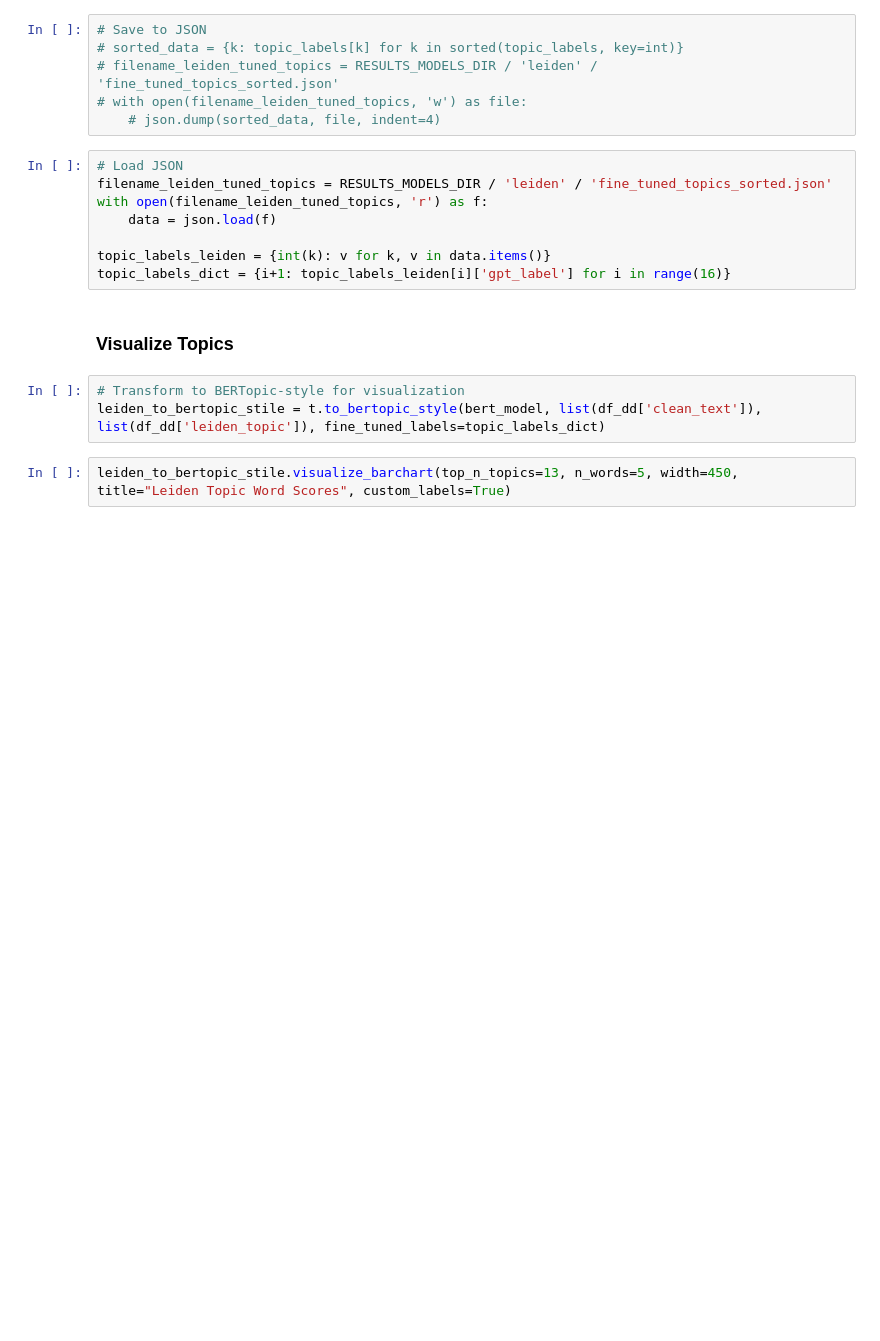
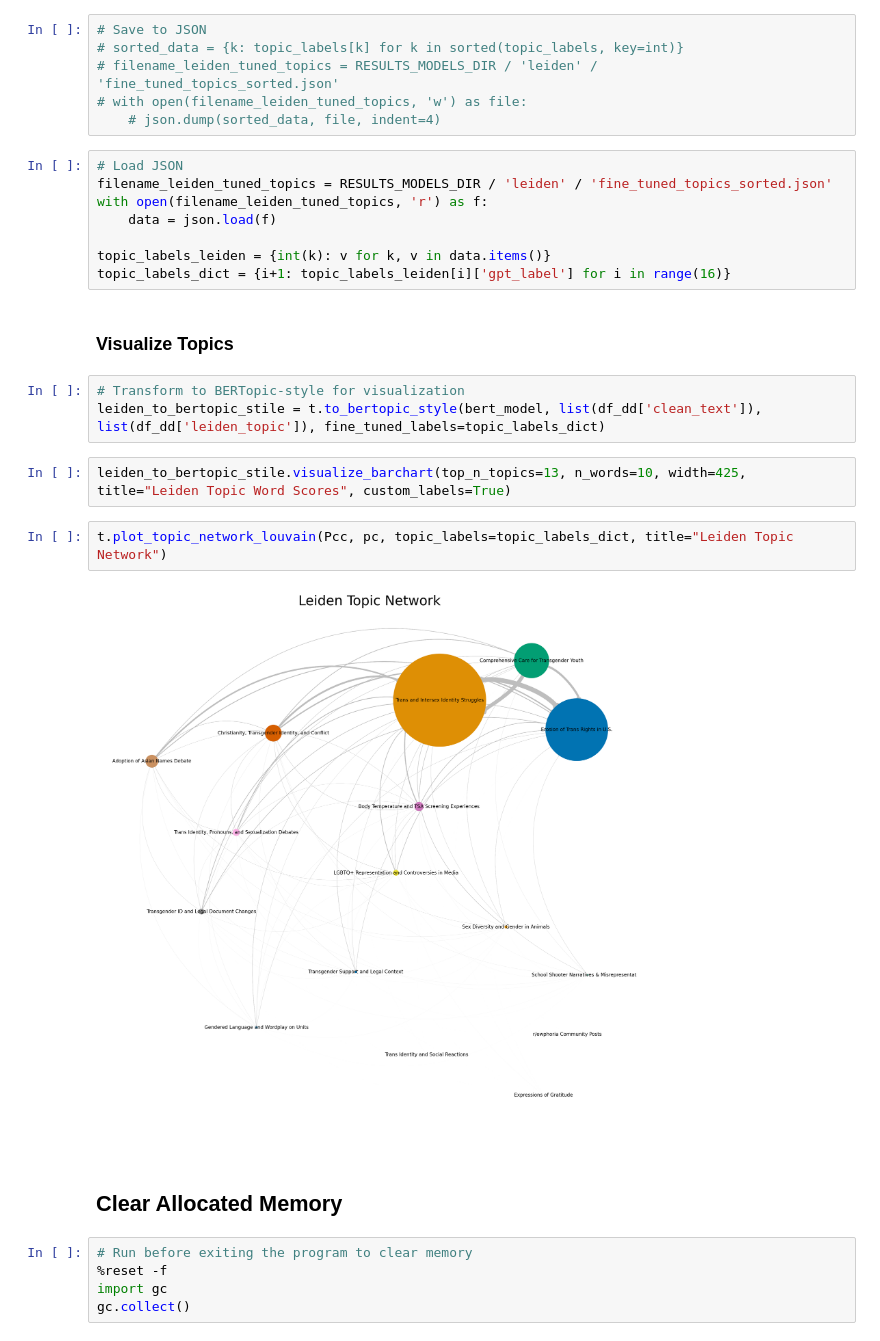
Before and after one commit to mikaelpoli/after-the-vote-network, a Jupyter notebook: topic_detection_leiden.ipynb, the cells around one changed output. Drawn from its saved outputs; the diff is of its cells as text; blank space fills up the shorter version.

```diff
--- a/topic_detection_leiden.ipynb
+++ b/topic_detection_leiden.ipynb
@@ -253,4 +249,15 @@ topic_labels_dict = {i+1: topic_labels_leiden[i]['gpt_label'] for i in range(16)
 # Transform to BERTopic-style for visualization
 leiden_to_bertopic_stile = t.to_bertopic_style(bert_model, list(df_dd['clean_text']), list(df_dd['leiden_topic']), fine_tuned_labels=topic_labels_dict)
 # %%
-leiden_to_bertopic_stile.visualize_barchart(top_n_topics=13, n_words=5, width=450, title="Leiden Topic Word Scores", custom_labels=True)
+leiden_to_bertopic_stile.visualize_barchart(top_n_topics=13, n_words=10, width=425, title="Leiden Topic Word Scores", custom_labels=True)
+# %%
+t.plot_topic_network_louvain(Pcc, pc, topic_labels=topic_labels_dict, title="Leiden Topic Network")
+# %% [output]
+[figure, added]
+# %% [markdown]
+## Clear Allocated Memory
+# %%
+# Run before exiting the program to clear memory
+%reset -f
+import gc
+gc.collect()
```
Also changed, not shown: parts of 1 cell of this notebook.
